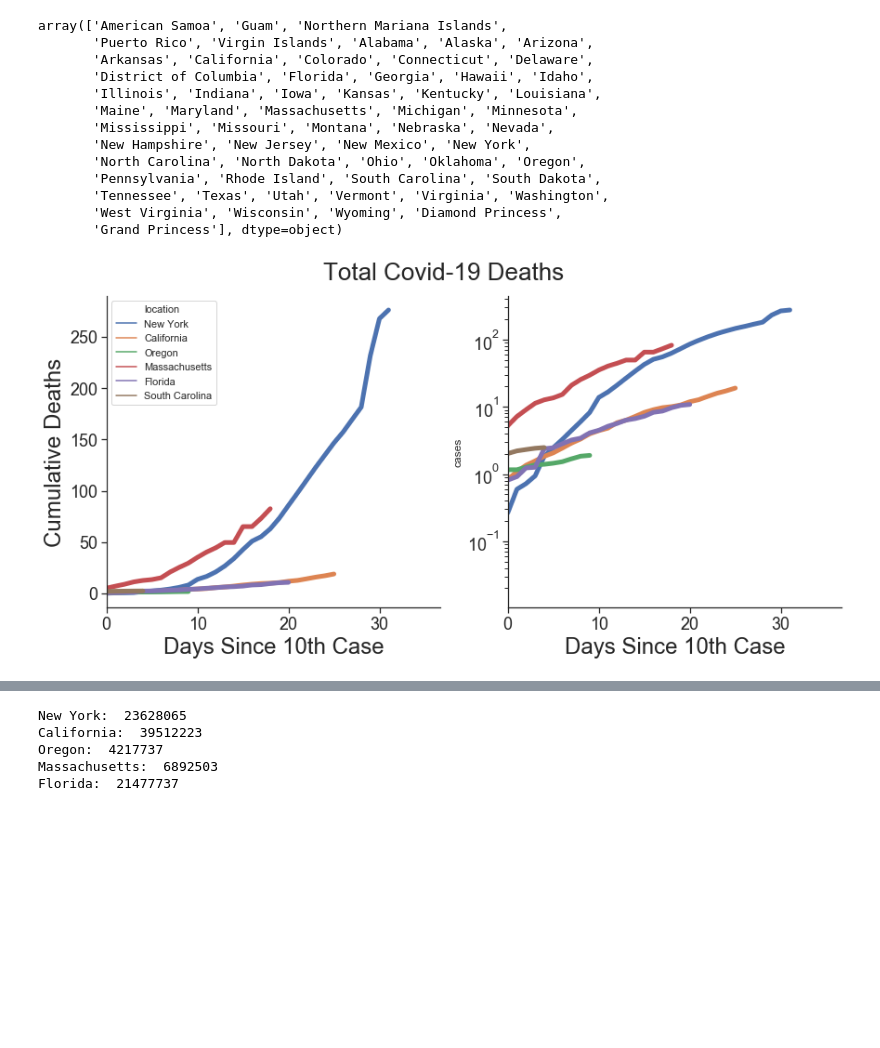
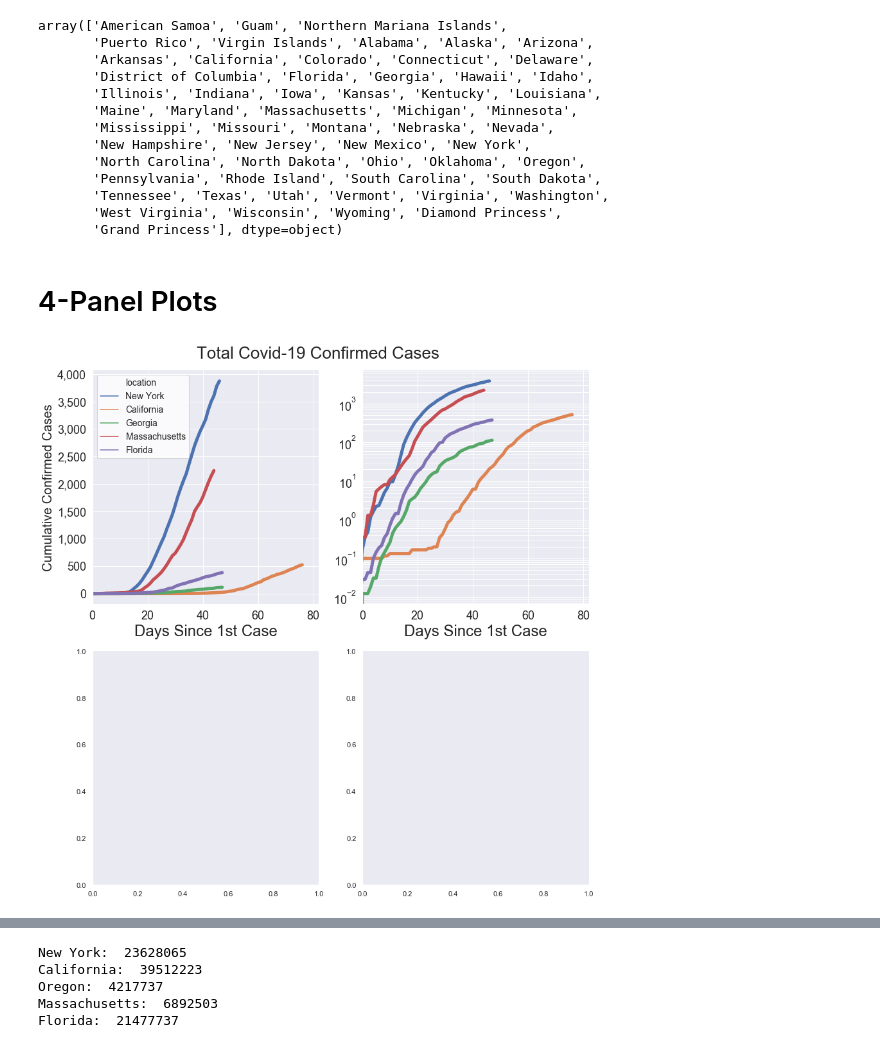
Before and after one commit to msa2011/COVID-19, a Jupyter notebook: csse_covid_19_data/csse_covid_19_time_series/Covid_CumulativeData_MSA.ipynb, the cells around one changed output, grey strips where cells are left out. Cells and saved outputs as stored; diff of their text form; code cells hidden in the pictures; blank space fills up the shorter version.

Commit message:
plotting

```diff
--- a/csse_covid_19_data/csse_covid_19_time_series/Covid_CumulativeData_MSA.ipynb
+++ b/csse_covid_19_data/csse_covid_19_time_series/Covid_CumulativeData_MSA.ipynb
@@ -3,12 +3,13 @@ import numpy as np
 import pandas as pd
 import matplotlib.pyplot as plt
 import seaborn as sns
+sns.set()
 # %% [markdown]
 ## Load the csv file
 #### Make sure that the csv file and the .ipynb are in the same directory
 # %%
 Global=False
-Deaths=True
+Deaths=False
 # %%
 if Global and Deaths:
     csv = 'time_series_covid19_deaths_global.csv'
@@ -75,7 +76,14 @@ else:
     # see here: https://www.programiz.com/python-programming/keywords-identifier
     print('set new index:\n', longdf.head())
 
-    longdf = longdf.drop(columns=['UID', 'iso2', 'iso3', 'code3', 'FIPS', 'Admin2', 'Country_Region', 'Lat', 'Long_', 'Combined_Key', 'Population'])
+    if Deaths:
+        longdf = longdf.drop(columns=['UID', 'iso2', 'iso3', 'code3', 'FIPS', 'Admin2', 'Country_Region', 'Lat', 'Long_', 'Combined_Key',
+                                  'Population'
+                                 ])
+    else:
+        longdf = longdf.drop(columns=['UID', 'iso2', 'iso3', 'code3', 'FIPS', 'Admin2', 'Country_Region', 'Lat', 'Long_', 'Combined_Key',
+                                  #'Population'
+                                 ])
     longdf.columns.name = 'dates'  # all the columns correspond to dates now, so let's give columns a name
     # this column name will show up later after stacking
     print('drop unnecessary columns:\n', longdf.head())
@@ -118,7 +126,7 @@ dtype: object
 # this is a very short example of how to use groupby
 # (there are many options of how to use it and what it can spit out, please look at the doc)
 # let's align to the day of xth case
-no_cases_exceeds = 10
+no_cases_exceeds = 1
 
 def align_dates(df):
     # groupby will throw the dataframe at you with each groupby iteration for one country in this case
@@ -148,6 +156,8 @@ array(['American Samoa', 'Guam', 'Northern Mariana Islands',
        'Tennessee', 'Texas', 'Utah', 'Vermont', 'Virginia', 'Washington',
        'West Virginia', 'Wisconsin', 'Wyoming', 'Diamond Princess',
        'Grand Princess'], dtype=object)
+# %% [markdown]
+# 4-Panel Plots
 # %%
 import matplotlib as mpl
 
@@ -157,10 +167,15 @@ import matplotlib as mpl
 if Global:
     location_list = ['US', 'Italy', 'Germany', 'Iran', 'Korea, South']
 else:
-    location_list = ['New York', 'California', 'Oregon', 'Massachusetts', 'Florida', 'South Carolina']
+    location_list = ['New York', 'California', 'Georgia', 'Massachusetts', 'Florida']
+    per_capita = {'New York': 19491339, 'California': 39747267, 'Georgia': 10627767, 'Massachusetts': 6976597, 'Florida': 21992985}
 
-fig,ax = plt.subplots(1,2,figsize=(12,6),constrained_layout=True)
-fig.suptitle('Total Covid-19 Deaths',fontsize=26)
+fig,ax = plt.subplots(2,2,figsize=(12,12),constrained_layout=True)
+
+if Deaths:
+    fig.suptitle('Total Covid-19 Deaths',fontsize=26)
+else:
+    fig.suptitle('Total Covid-19 Confirmed Cases',fontsize=26)
 
 sns.set(style='ticks')
 g1 = sns.lineplot(
@@ -172,39 +187,64 @@ g1 = sns.lineplot(
     hue='location',
     hue_order=location_list,
     ci=None,
     legend='brief',
     linewidth=5,
-    ax=ax[0]
+    ax=ax[0][0]
     )
 
 g2 = sns.lineplot(
     data=new_longdf[
         new_longdf['location'].isin(location_list)
     ],
     x='aligned_days',
     y='cases',
     hue='location',
     hue_order=location_list,
     ci=None,
     legend=False,
     linewidth=5,
-    ax=ax[1]
+    ax=ax[0][1]
     )
 
-for a in ax:
+# g3 = sns.lineplot(
+#     data=new_longdf[
+#         new_longdf['location'].isin(location_list)
+#     ],
+#     x='aligned_days',
+#     y='cases',
+#     hue='location',
+#     hue_order=location_list,
+#     ci=None,
+#     legend='brief',
+#     linewidth=5,
+#     ax=ax[1][0]
+#     )
+
+for a in ax[0]:
     xlims = a.get_xlim()
     a.set_xlim(0, xlims[1])
-    a.set_xlabel('Days Since 10th Case', fontsize=24)
+    a.set_xlabel('Days Since 1st Case', fontsize=24)
     a.tick_params(labelsize=18)
     a.yaxis.set_major_formatter(mpl.ticker.StrMethodFormatter('{x:,.0f}'))
-    a.set_xlabel('Days Since 10th Case',fontsize=24)
+    a.set_xlabel('Days Since 1st Case',fontsize=24)
     a.tick_params(labelsize=18)
+    a.grid(b='True',which='both',axis='both')
+
 
 sns.despine()
-ax[1].set_yscale('log')
+ax[0,0].legend(fontsize=14,loc='upper left')
+ax[0,1].set_yscale('log')
+ax[0,1].set_ylabel('')
+sns.set_style('dark')
 if Deaths:
-    ax[0].set_ylabel('Cumulative Deaths',fontsize=24)
+    ax[0][0].set_ylabel('Cumulative Deaths',fontsize=24)
 else:
-    ax[0].set_ylabel('Cumulative Confirmed Cases',fontsize=20)
+    ax[0][0].set_ylabel('Cumulative Confirmed Cases',fontsize=20)
+
+#save figure
+if Deaths:
+    fig.savefig('states_covid_deaths.jpg')
+else:
+    fig.savefig('states_covid_cases.jpg')
 # %% [output]
-[figure, old version]
+[figure, new version]
```
Also changed, not shown: parts of 9 cells of this notebook, 6 other files.
